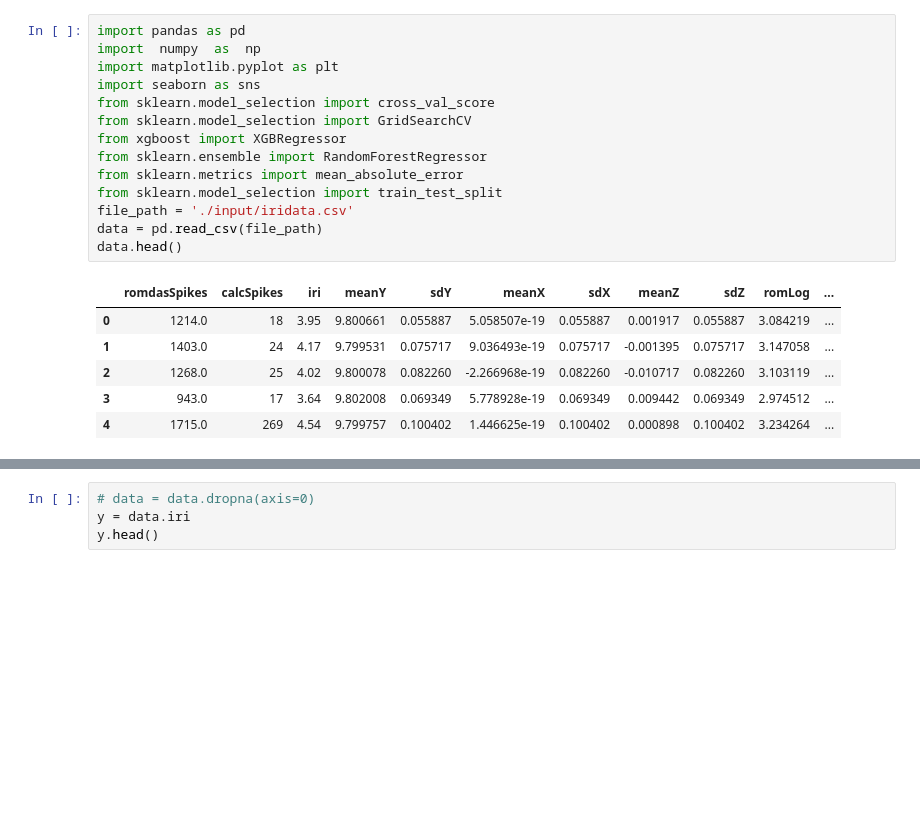
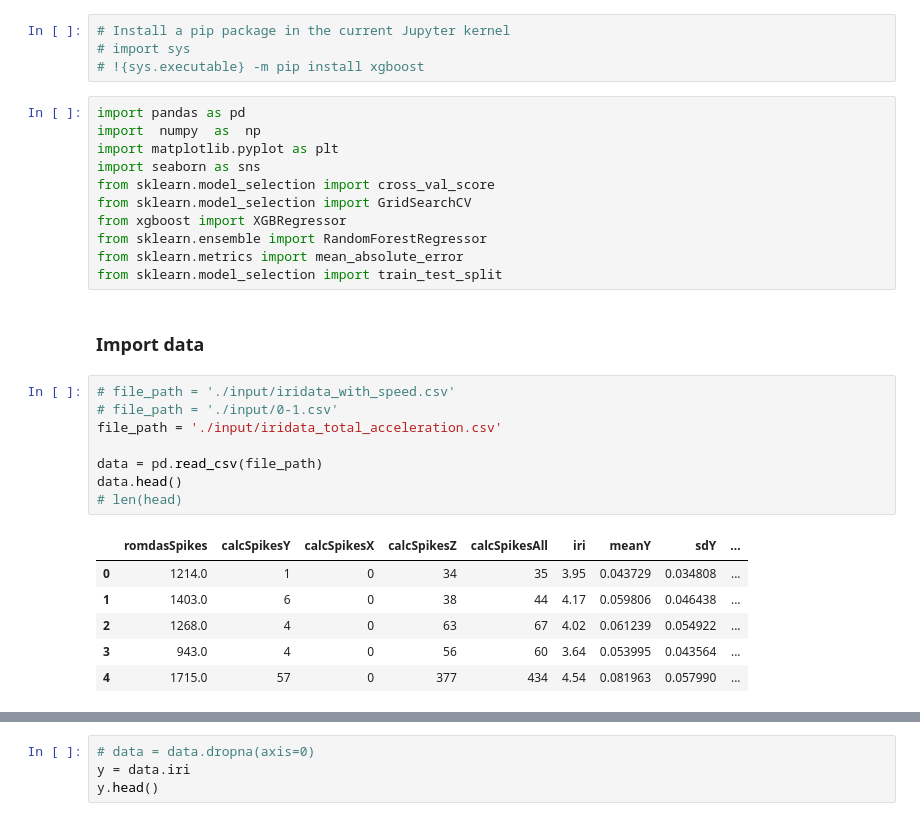
Before and after one commit to codemogroup/iroads-iri-ml, a Jupyter notebook: iri/iri-predictor.ipynb, the cells around one changed output, grey strips where cells are left out. Cells and saved outputs as stored; diff of their text form; blank space fills up the shorter version.

```diff
--- a/iri/iri-predictor.ipynb
+++ b/iri/iri-predictor.ipynb
@@ -1,3 +1,7 @@
+# %%
+# Install a pip package in the current Jupyter kernel
+# import sys
+# !{sys.executable} -m pip install xgboost
 # %%
 import pandas as pd
 import  numpy  as  np
@@ -9,13 +13,20 @@ from xgboost import XGBRegressor
 from sklearn.ensemble import RandomForestRegressor
 from sklearn.metrics import mean_absolute_error
 from sklearn.model_selection import train_test_split
-file_path = './input/iridata.csv'
-data = pd.read_csv(file_path)
-data.head()
-# %% [output]
-|  | romdasSpikes | calcSpikes | iri | meanY | sdY | meanX | sdX | meanZ | sdZ | romLog | ... |
-| 0 | 1214.0 | 18 | 3.95 | 9.800661 | 0.055887 | 5.058507e-19 | 0.055887 | 0.001917 | 0.055887 | 3.084219 | ... |
-| 1 | 1403.0 | 24 | 4.17 | 9.799531 | 0.075717 | 9.036493e-19 | 0.075717 | -0.001395 | 0.075717 | 3.147058 | ... |
-| 2 | 1268.0 | 25 | 4.02 | 9.800078 | 0.082260 | -2.266968e-19 | 0.082260 | -0.010717 | 0.082260 | 3.103119 | ... |
-| 3 | 943.0 | 17 | 3.64 | 9.802008 | 0.069349 | 5.778928e-19 | 0.069349 | 0.009442 | 0.069349 | 2.974512 | ... |
-| 4 | 1715.0 | 269 | 4.54 | 9.799757 | 0.100402 | 1.446625e-19 | 0.100402 | 0.000898 | 0.100402 | 3.234264 | ... |
+# %% [markdown]
+### Import data
+# %%
+# file_path = './input/iridata_with_speed.csv'
+# file_path = './input/0-1.csv'
+file_path = './input/iridata_total_acceleration.csv'
+
+data = pd.read_csv(file_path)
+data.head()
+# len(head)
+# %% [output]
+|  | romdasSpikes | calcSpikesY | calcSpikesX | calcSpikesZ | calcSpikesAll | iri | meanY | sdY | ... |
+| 0 | 1214.0 | 1 | 0 | 34 | 35 | 3.95 | 0.043729 | 0.034808 | ... |
+| 1 | 1403.0 | 6 | 0 | 38 | 44 | 4.17 | 0.059806 | 0.046438 | ... |
+| 2 | 1268.0 | 4 | 0 | 63 | 67 | 4.02 | 0.061239 | 0.054922 | ... |
+| 3 | 943.0 | 4 | 0 | 56 | 60 | 3.64 | 0.053995 | 0.043564 | ... |
+| 4 | 1715.0 | 57 | 0 | 377 | 434 | 4.54 | 0.081963 | 0.057990 | ... |
```
Also changed, not shown: parts of 34 cells of this notebook.
